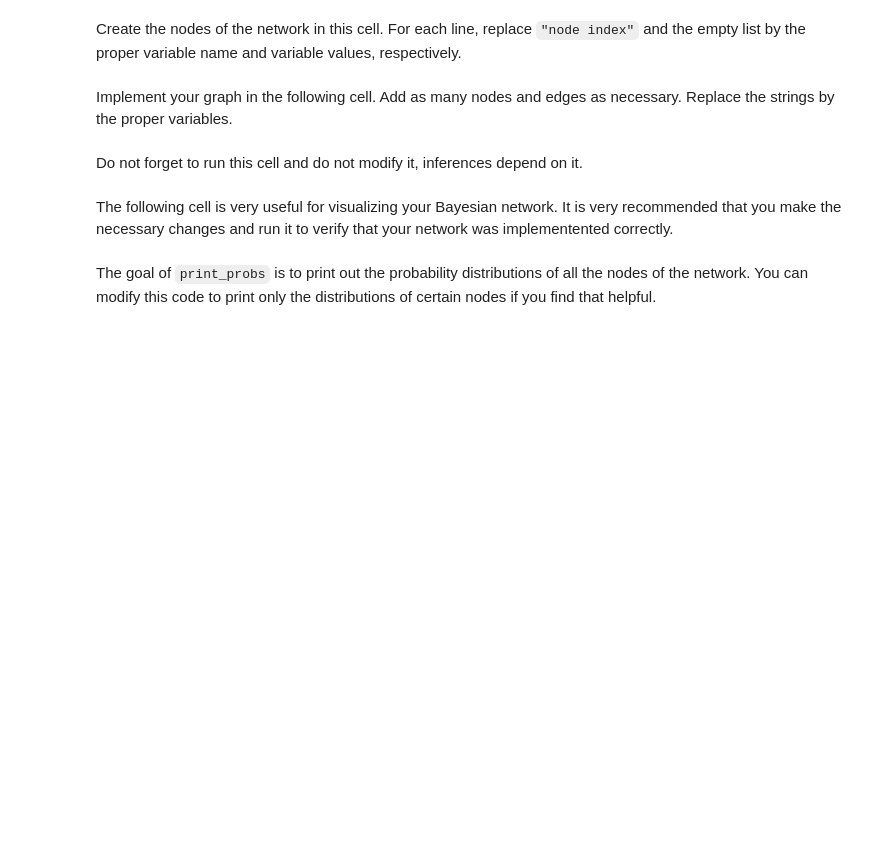
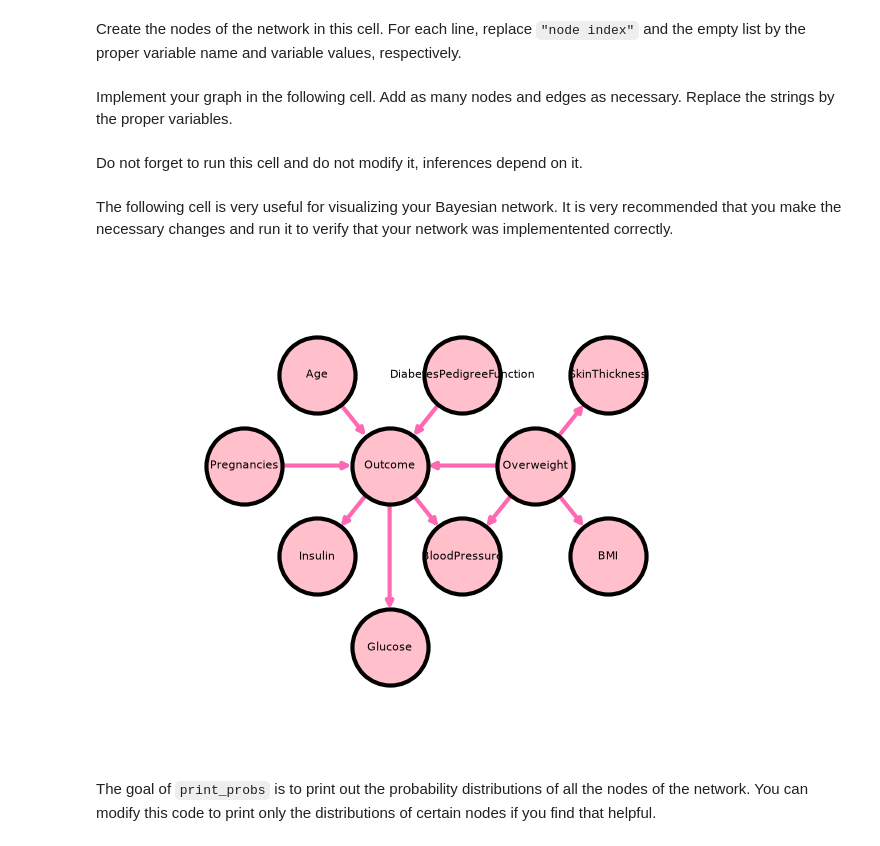
Before and after one commit to lhdz12/MA2014, a Jupyter notebook: Módulo II/Solution Template.ipynb, the cells around one changed output. Saved outputs shown, nothing was run; the diff lists cells and outputs as text; code cells hidden in the pictures; blank space fills up the shorter version.

```diff
--- a/Módulo II/Solution Template.ipynb
+++ b/Módulo II/Solution Template.ipynb
@@ -140,7 +140,7 @@ def probabilities(df, node):
                     prob=1/len(values[node])
                 else:
                     prob=(subset[node]==v).mean()
-                probabilities_list.append(list(combi)+[v,prob])
+                probabilities_list.append(prob)
 
     return probabilities_list
 # %% [markdown]
@@ -155,7 +155,9 @@ def tables(df):
 
     probabilities_tables = {}
 
-    "INSERT YOUR CODE HERE"
+    # loop q recorre noditos y guarda las probas
+    for n in graph:
+        probabilities_tables[n]=probabilities(df,n)
 
     return probabilities_tables
 # %% [markdown]
@@ -175,8 +181,26 @@ glucose = BbnNode(Variable("node index", 'Glucose', []), glucose_probabilities)
 Implement your graph in the following cell. Add as many nodes and edges as necessary. Replace the strings by the proper variables.
 # %%
 bbn = Bbn() \
-    .add_node("node name") \
-    .add_edge(Edge("origin node", "destination node", EdgeType.DIRECTED)) \
+    .add_node(overweight) \
+    .add_node(diabetes_pedigree_function) \
+    .add_node(age) \
+    .add_node(pregnancies) \
+    .add_node(skin_thickness) \
+    .add_node(bmi) \
+    .add_node(outcome) \
+    .add_node(blood_pressure) \
+    .add_node(insulin) \
+    .add_node(glucose) \
+    .add_edge(Edge(overweight, outcome, EdgeType.DIRECTED)) \
+    .add_edge(Edge(diabetes_pedigree_function, outcome, EdgeType.DIRECTED)) \
+    .add_edge(Edge(age, outcome, EdgeType.DIRECTED)) \
+    .add_edge(Edge(pregnancies, outcome, EdgeType.DIRECTED)) \
+    .add_edge(Edge(overweight, skin_thickness, EdgeType.DIRECTED)) \
+    .add_edge(Edge(overweight, bmi, EdgeType.DIRECTED)) \
+    .add_edge(Edge(overweight, blood_pressure, EdgeType.DIRECTED)) \
+    .add_edge(Edge(outcome, blood_pressure, EdgeType.DIRECTED)) \
+    .add_edge(Edge(outcome, insulin, EdgeType.DIRECTED)) \
+    .add_edge(Edge(outcome, glucose, EdgeType.DIRECTED))
 # %% [markdown]
 Do not forget to run this cell and do not modify it, inferences depend on it.
 # %%
@@ -188,25 +212,36 @@ The following cell is very useful for visualizing your Bayesian network. It is v
 # %%
 # Set node positions.
 
-pos = {}
+pos = {0:(4,2),
+       1:(3,3),
+       2:(1,3),
+       3:(0,2),
+       4:(5,3),
+       5:(5,1),
+       6: (2,2),
+       7:(3,1),
+       8:(1,1),
+       9:(2,0)}
 
 # Set options for graph looks. You might have to adjust these parameters.
 
-options = {"font_size" : 16, "node_size" : 11000, "node_color" : "yellow",
-           "edgecolors" : "black", "edge_color" : "red", "linewidths" : 5,
-           "width": 5}
+options = {"font_size" : 8, "node_size" : 3000, "node_color" : "pink",
+           "edgecolors" : "black", "edge_color" : "hotpink", "linewidths" : 3,
+           "width": 3}
 
 # Generate graph.
 
 n, d = bbn.to_nx_graph()
 nx.draw(n, with_labels=True, labels=d, pos=pos, **options)
 
 # Update margins and print the graph.
 
 ax = plt.gca()
 ax.margins(0.3)
 plt.axis("off")
 plt.show()
+# %% [output]
+[figure, added]
 # %% [markdown]
 The goal of `print_probs` is to print out the probability distributions of all the nodes of the network. You can modify this code to print only the distributions of certain nodes if you find that helpful.
 # %%
```
Also changed, not shown: parts of 3 cells of this notebook.
